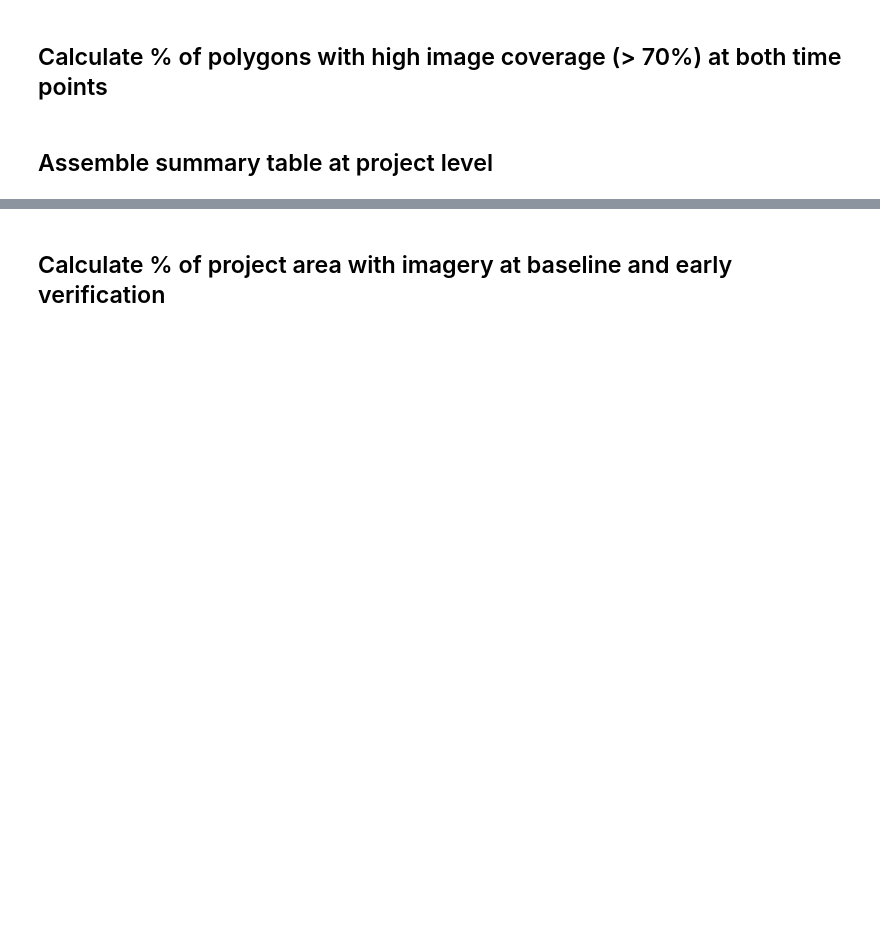
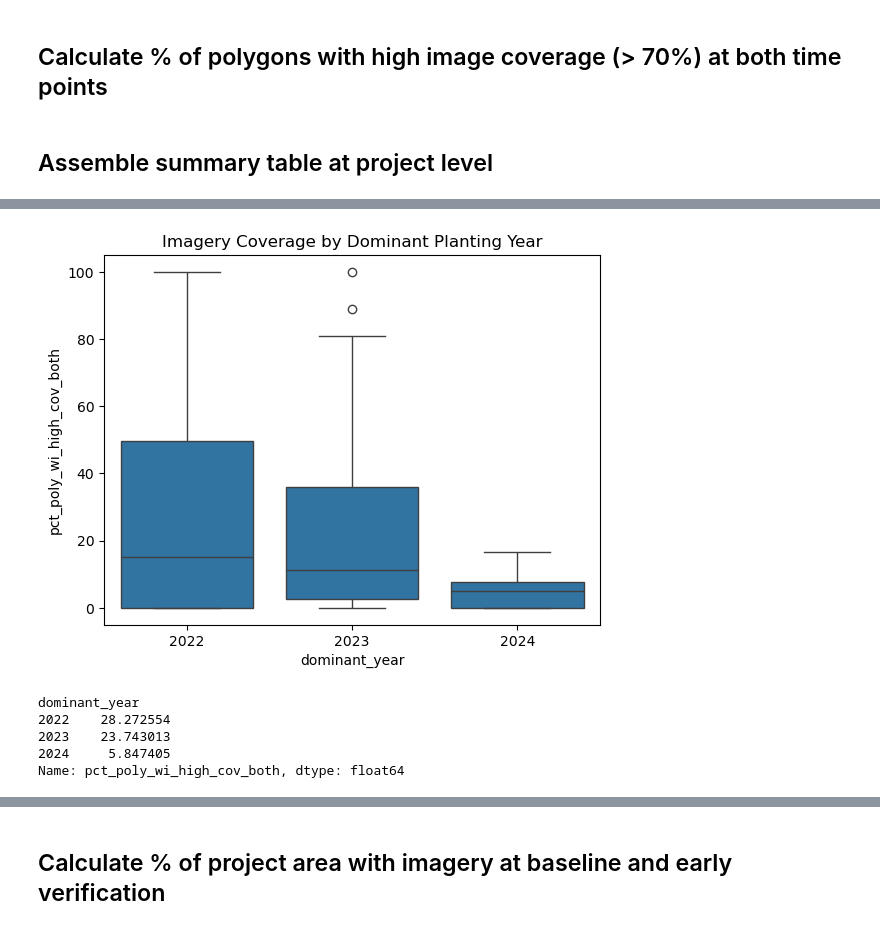
Before and after one commit to wri/decision-tree, a Jupyter notebook: notebooks/analyze_maxar_img_avail_SCRATCH.ipynb, the cells around one changed output, grey strips where cells are left out. Cells and saved outputs as stored; diff of their text form; code cells hidden in the pictures; blank space fills up the shorter version.

```diff
--- a/notebooks/analyze_maxar_img_avail_SCRATCH.ipynb
+++ b/notebooks/analyze_maxar_img_avail_SCRATCH.ipynb
@@ -185,0 +231,9 @@ project_summary_df.head(1)
+# %%
+import statsmodels.api as sm
+
+x = project_summary_df['pct_poly_plant_2022']
+y = project_summary_df['pct_poly_wi_ev_img']
+x = sm.add_constant(x)
+
+model = sm.OLS(y, x).fit()
+print(model.summary())
@@ -185,0 +258,10 @@ project_summary_df.head(1)
+# %%
+# Group projects by dominant planting year
+def dominant_planting_year(row):
+    return max(('2022', row['pct_poly_plant_2022']),
+               ('2023', row['pct_poly_plant_2023']),
+               ('2024', row['pct_poly_plant_2024']),
+               key=lambda x: x[1])[0]
+
+project_summary_df['dominant_year'] = project_summary_df.apply(dominant_planting_year, axis=1)
+project_summary_df.head()
@@ -185,0 +275,14 @@ project_summary_df.head(1)
+# %%
+sns.boxplot(data=project_summary_df, x='dominant_year', y='pct_poly_wi_high_cov_both')
+plt.title('Imagery Coverage by Dominant Planting Year')
+plt.show()
+# %% [output]
+[figure, added]
+# %%
+project_summary_df.groupby('dominant_year')['pct_poly_wi_high_cov_both'].mean()
+# %% [output]
+dominant_year
+2022    28.272554
+2023    23.743013
+2024     5.847405
+Name: pct_poly_wi_high_cov_both, dtype: float64
```
Also changed, not shown: parts of 19 cells of this notebook, 2 other files.
